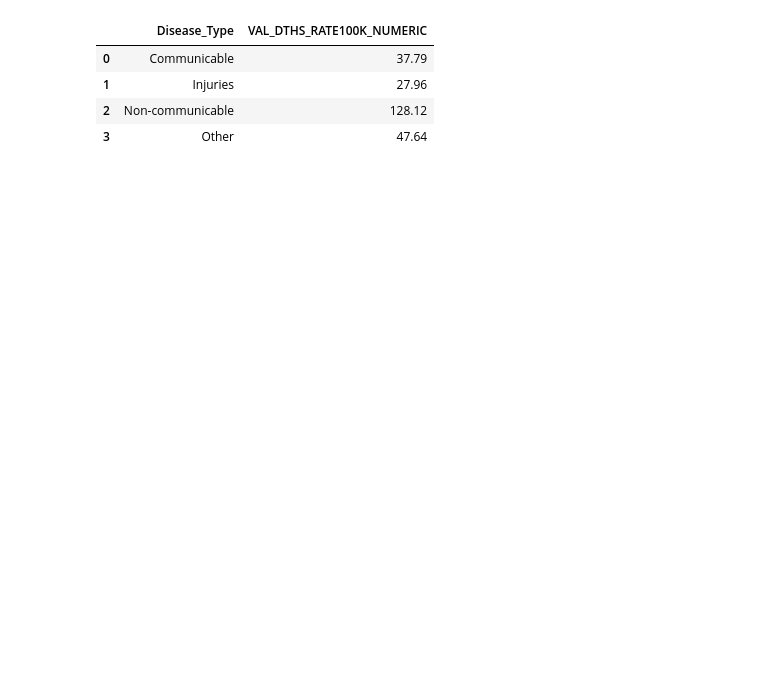
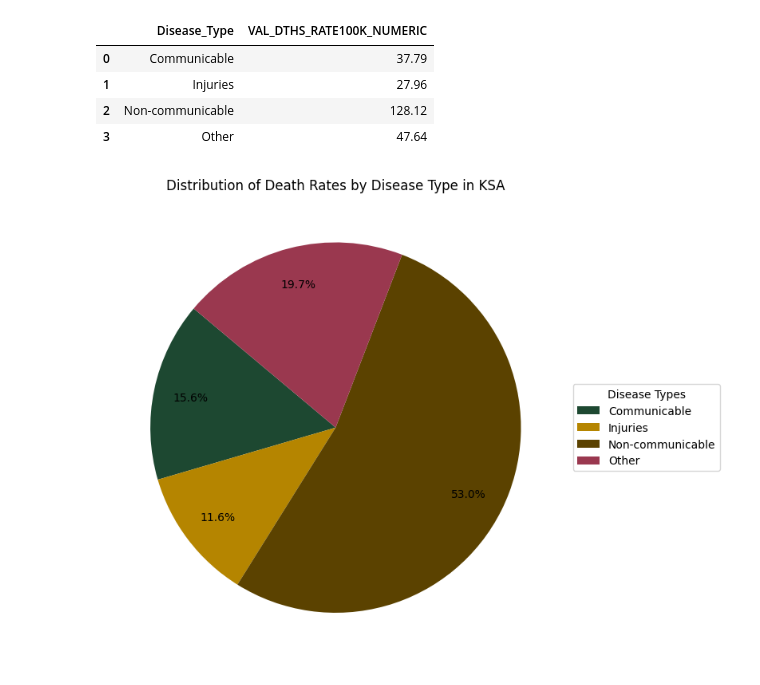
Before and after one commit to Razanmtw17/GDP6_CAPSTONE, a Jupyter notebook: notebooks/Top Causes for death inKSA.ipynb, the cells around one changed output. Cells and saved outputs as stored; diff of their text form; code cells hidden in the pictures; blank space fills up the shorter version.

```diff
--- a/notebooks/Top Causes for death inKSA.ipynb
+++ b/notebooks/Top Causes for death inKSA.ipynb
@@ -224,3 +240,29 @@ group_summary
 | 1 | Injuries | 27.96 |
 | 2 | Non-communicable | 128.12 |
 | 3 | Other | 47.64 |
+# %%
+
+colors = ['#1D4831', '#B58500', '#5B4200', '#9A384F']
+
+plt.figure(figsize=(8,8))
+wedges, texts, autotexts = plt.pie(
+    group_summary['VAL_DTHS_RATE100K_NUMERIC'],
+   #  labels=group_summary['Disease_Type'],
+    autopct='%1.1f%%',
+    startangle=140,
+    colors=colors[:len(group_summary)],
+    pctdistance=0.8,
+    # labeldistance=1.1
+)
+
+# Align labels nicely
+for text in texts: text.set_horizontalalignment('left')
+
+# Legend showing color meaning
+plt.legend(wedges, group_summary['Disease_Type'], title="Disease Types", loc="center left", bbox_to_anchor=(1, 0, 0.5, 1))
+
+plt.title("Distribution of Death Rates by Disease Type in KSA")
+plt.tight_layout()
+plt.show()
+# %% [output]
+[figure, added]
```
Also changed, not shown: parts of 2 cells of this notebook, 2 other files.
